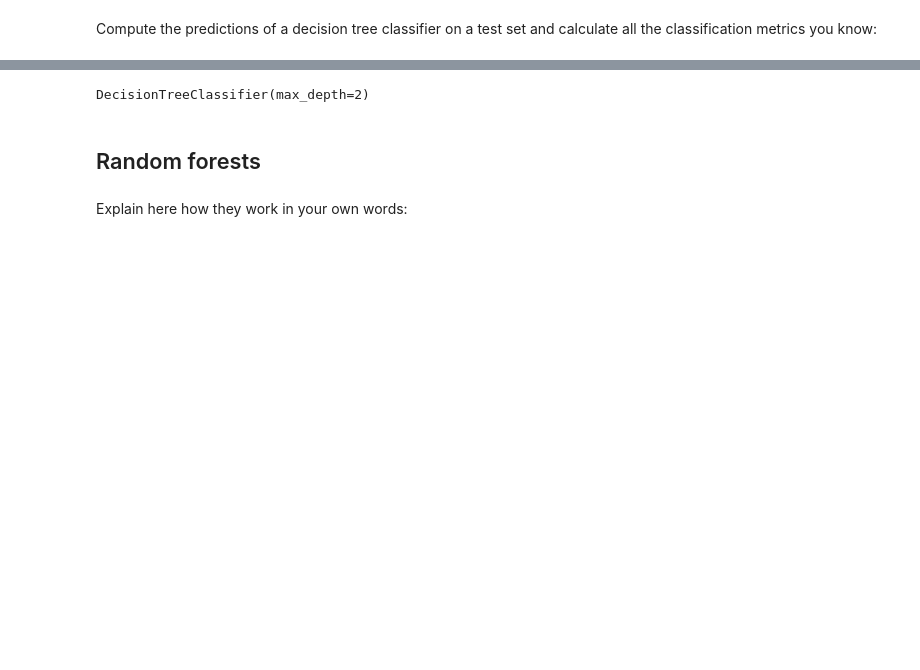
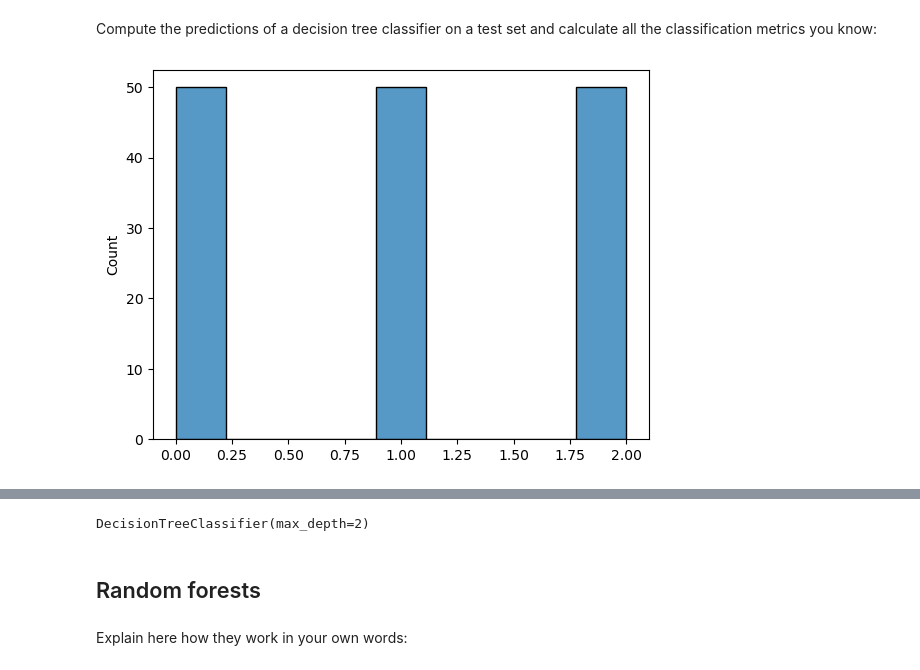
Before and after one commit to LexouLam/ML3, a Jupyter notebook: notebook/A1_ML3.1 - Algorithms Kit Eleve.ipynb, the cells around one changed output, grey strips where cells are left out. Saved outputs shown, nothing was run; the diff lists cells and outputs as text; code cells hidden in the pictures; blank space fills up the shorter version.

```diff
--- a/notebook/A1_ML3.1 - Algorithms Kit Eleve.ipynb
+++ b/notebook/A1_ML3.1 - Algorithms Kit Eleve.ipynb
@@ -81,0 +116,6 @@ Compute the predictions of a decision tree classifier on a test set and calculat
+# %%
+import seaborn as sns
+sns.histplot(y)
+plt.show()
+# %% [output]
+[figure, added]
```
Also changed, not shown: parts of 12 cells of this notebook, 2 other files.
